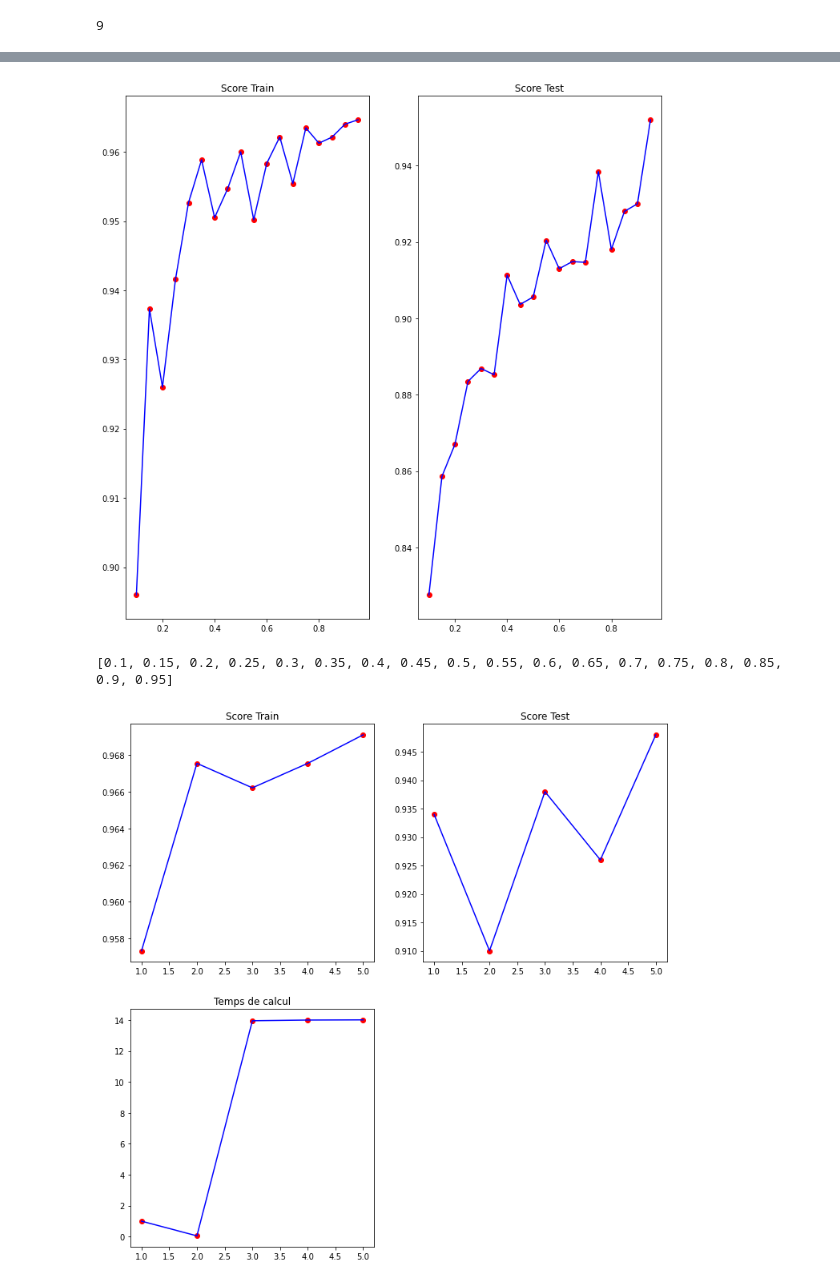
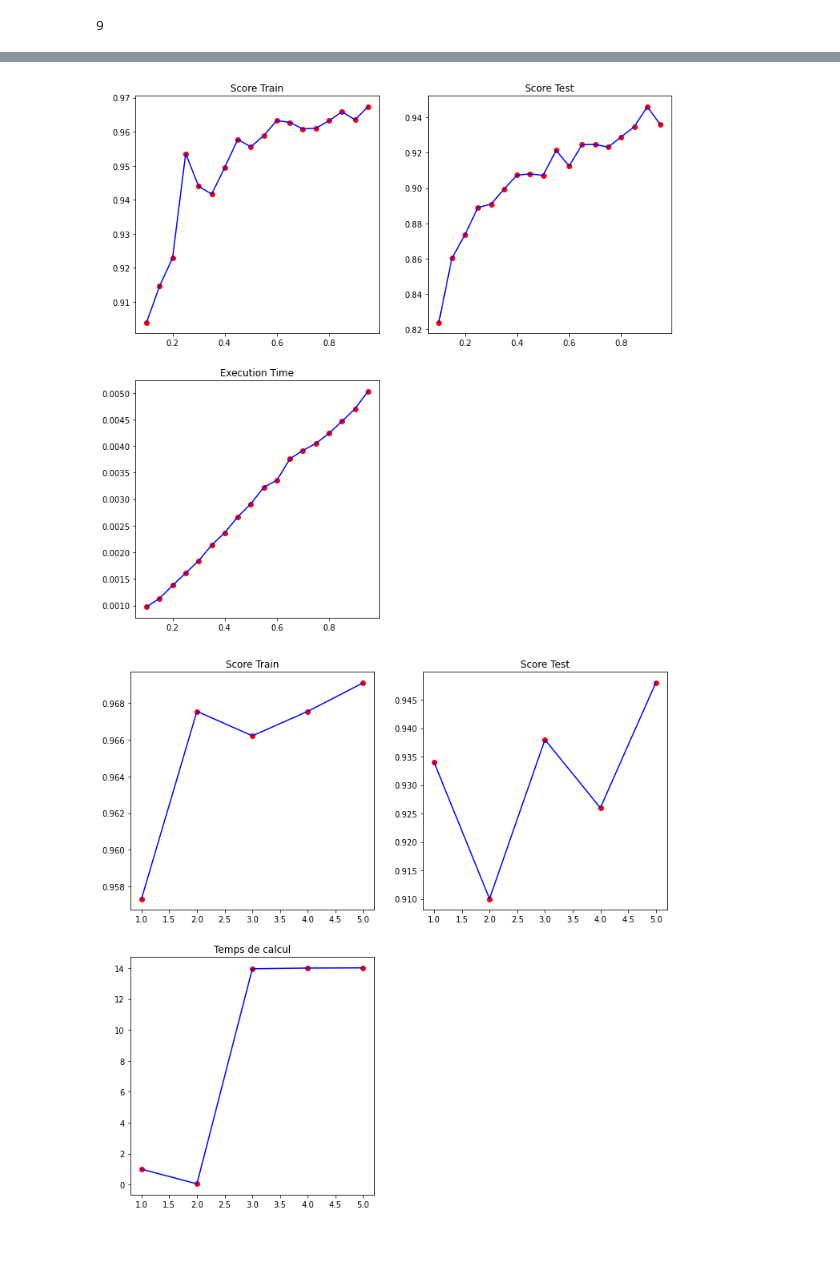
Before and after one commit to AurianeLRT/Apprentissag_Supervise, a Jupyter notebook: Apprentissage supervise.ipynb, the cells around one changed output, grey strips where cells are left out. Drawn from its saved outputs; the diff is of its cells as text; code cells hidden in the pictures; blank space fills up the shorter version.

```diff
--- a/Apprentissage supervise.ipynb
+++ b/Apprentissage supervise.ipynb
@@ -123,32 +121,35 @@ KeyboardInterrupt:
 # %%
 # Faites varier le pourcentage des échantillons (training et test) et affichez le score
 scores_nb_splits_train=[]
 scores_nb_splits_test=[]
 nb_neigbors=3
 ratios=[x/100.0 for x in range(10,100,5)]
+times_perc = [] # Stocker les temps d'execution
 for train_ratio in ratios:
     xtrain,  xtest,  ytrain,  ytest  =  model_selection.train_test_split(data,  target, train_size=train_ratio)
     clf = neighbors.KNeighborsClassifier(nb_neigbors)
+    start=time.time()
     clf.fit(xtrain,ytrain)
+    end=time.time()
+    times_perc.append(end-start)
     scores_nb_splits_test.append(clf.score(xtest, ytest))
     scores_nb_splits_train.append(clf.score(xtrain, ytrain))
 
+
 # Graphique des scores selon le pourcentage des échantillons choisi
 plt.figure(figsize=(12,12))
-plt.subplot(121,title="Score Train")
+plt.subplot(221,title="Score Train")
 plt.plot(ratios,scores_nb_splits_train,c="blue")
 plt.scatter(ratios,scores_nb_splits_train,c="red")
-plt.subplot(122,title="Score Test")
+plt.subplot(222,title="Score Test")
 plt.plot(ratios,scores_nb_splits_test,c="blue")
 plt.scatter(ratios,scores_nb_splits_test,c="red")
+plt.subplot(223,title="Execution Time")
+plt.plot(ratios,times_perc,c="blue")
+plt.scatter(ratios,times_perc,c="red")
 plt.show()
 # %% [output]
-[figure, old version]
+[figure, new version]
-# %%
-ratios=[x/100.0 for x in range(10,100,5)]
-print(ratios)
-# %% [output]
-[0.1, 0.15, 0.2, 0.25, 0.3, 0.35, 0.4, 0.45, 0.5, 0.55, 0.6, 0.65, 0.7, 0.75, 0.8, 0.85, 0.9, 0.95]
 # %%
 # Faites varier les types de distances (p)
 scores_p_train=[]
```
Also changed, not shown: parts of 2 cells of this notebook.
